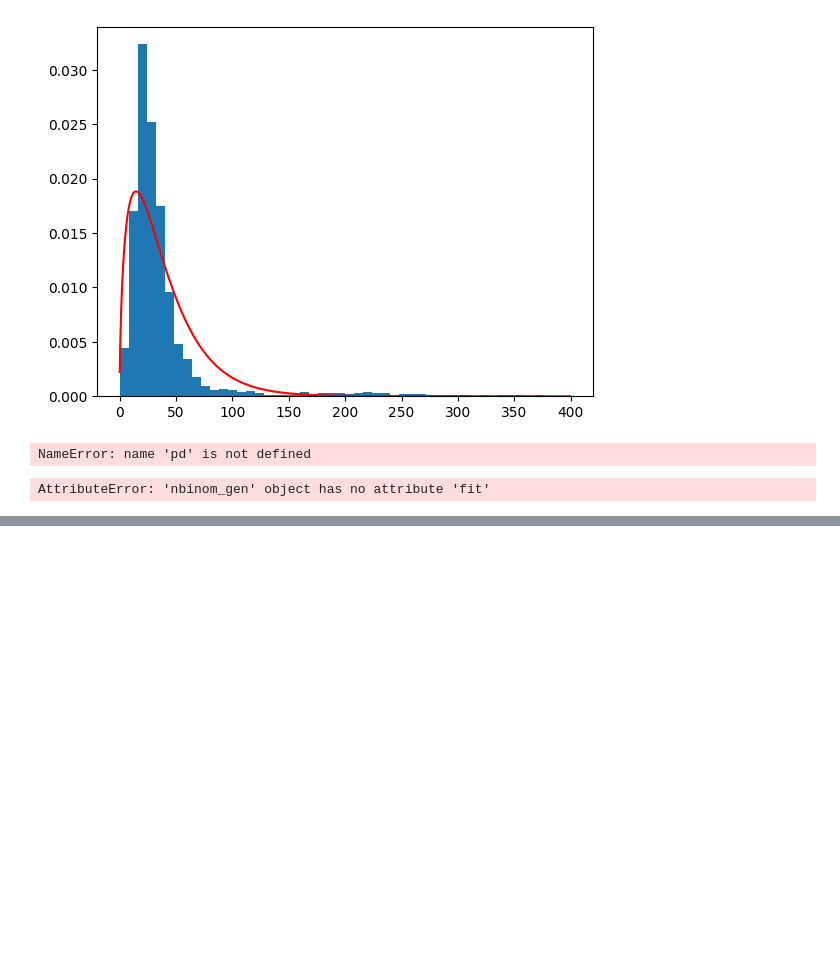
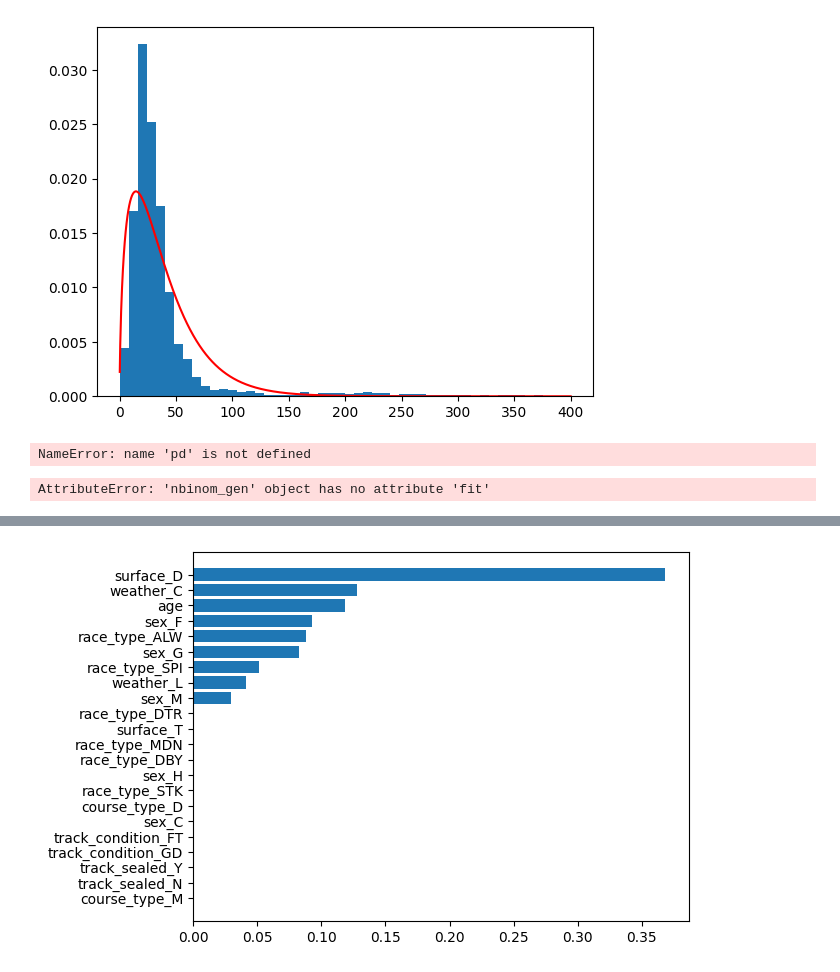
Before and after one commit to jhull40/hisa-trainer-injury, a Jupyter notebook: src/testing.ipynb, the cells around one changed output, grey strips where cells are left out. Drawn from its saved outputs; the diff is of its cells as text; code cells hidden in the pictures; blank space fills up the shorter version.

```diff
--- a/src/testing.ipynb
+++ b/src/testing.ipynb
@@ -761,0 +341,15 @@ Name: sex, dtype: float64
+# %%
+ft_imp = []
+for col, coef in zip(xgb_model.feature_names_in_, xgb_model.feature_importances_):
+    ft_imp.append({
+        'feature': col,
+        'importance': coef
+    })
+
+ft_imp = pd.DataFrame(ft_imp)
+ft_imp = ft_imp.sort_values(by='importance')
+
+plt.barh(ft_imp['feature'], ft_imp['importance'])
+plt.show()
+# %% [output]
+[figure, added]
```
Also changed, not shown: parts of 70 cells of this notebook, 10 other files.
